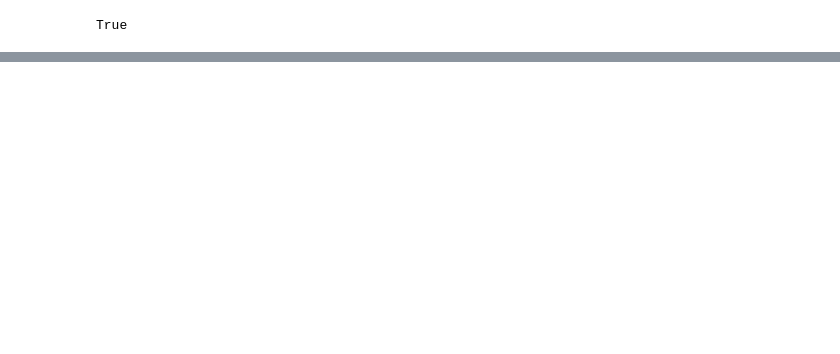
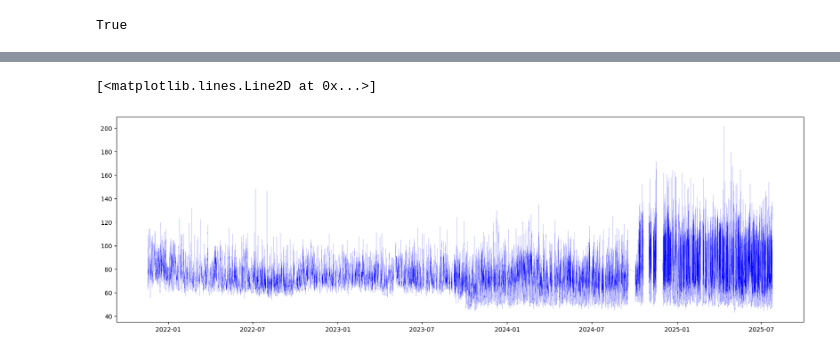
Before and after one commit to mateoneira/oura_analysis, a Jupyter notebook: bayesian_change_point.ipynb, the cells around one changed output, grey strips where cells are left out. Cells and saved outputs as stored; diff of their text form; code cells hidden in the pictures; blank space fills up the shorter version.

```diff
--- a/bayesian_change_point.ipynb
+++ b/bayesian_change_point.ipynb
@@ -87,0 +105,8 @@ heart_rate_df
+# %%
+#plot heart rate data
+import matplotlib.pyplot as plt
+plt.figure(figsize=(20, 6))
+plt.plot(heart_rate_df['date'], heart_rate_df['bpm_moving_average'], label='Average Heart Rate', color='blue', linewidth=0.1)
+# %% [output]
+[<matplotlib.lines.Line2D at 0x...>]
+[figure, added]
```
Also changed, not shown: parts of 21 cells of this notebook.
